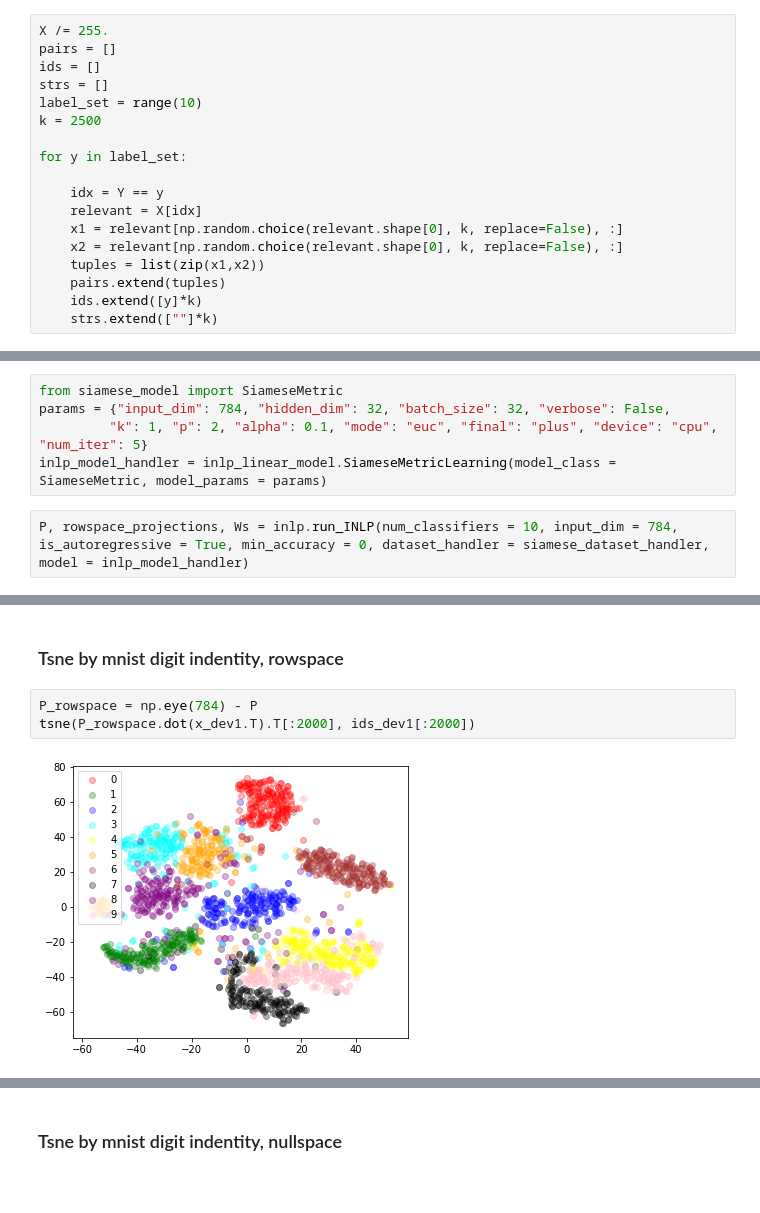
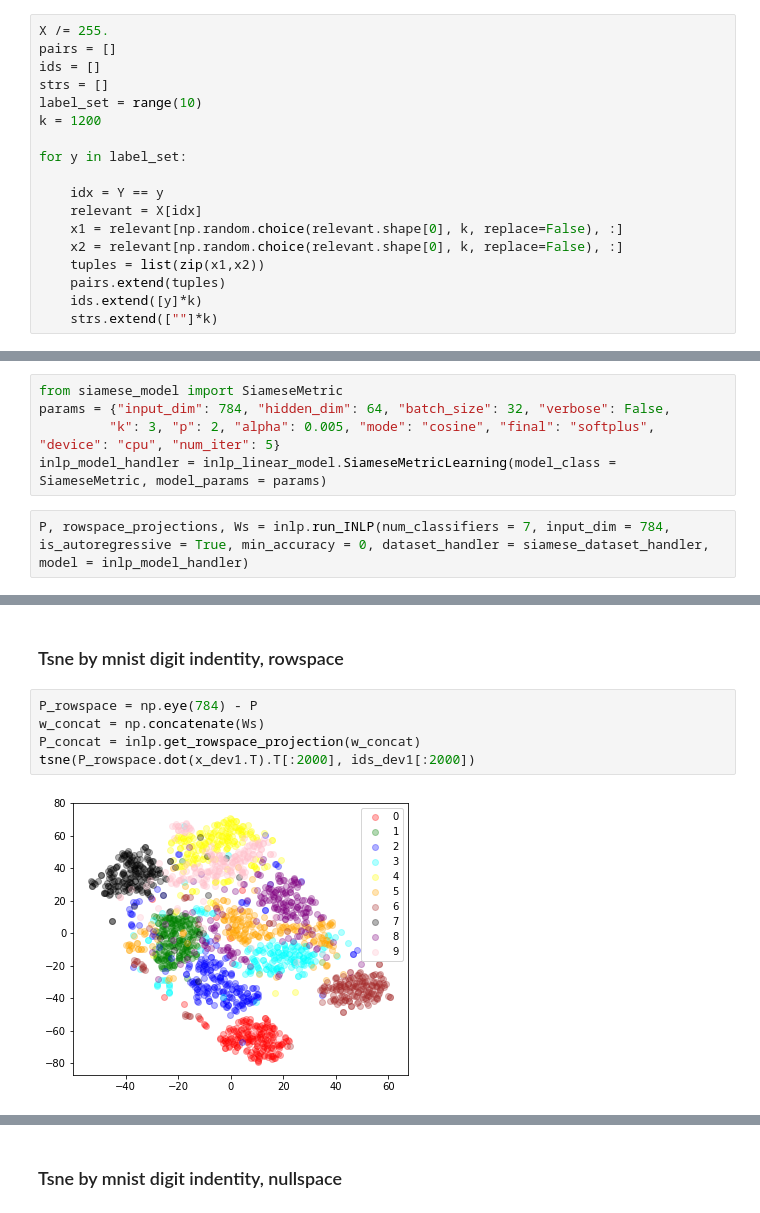
Before and after one commit to shauli-ravfogel/nullspace_projection, a Jupyter notebook: src/inlp-oop/usage_example.ipynb, the cells around one changed output, grey strips where cells are left out. Cells and saved outputs as stored; diff of their text form; blank space fills up the shorter version.

```diff
--- a/src/inlp-oop/usage_example.ipynb
+++ b/src/inlp-oop/usage_example.ipynb
@@ -101,7 +77,7 @@ pairs = []
 ids = []
 strs = []
 label_set = range(10)
-k = 2500
+k = 1200
 
 for y in label_set:
 
@@ -171,9 +147,9 @@ x_train1.shape
 siamese_dataset_handler = inlp_dataset_handler.MetricSiameseDatasetHandler((x_train1, x_train2), (x_dev1, x_dev2), (sents_train1, sents_train2), (ids_train1, ids_train2),(sents_dev1, sents_dev2), (ids_dev1, ids_dev2))
 # %%
 from siamese_model import SiameseMetric
-params = {"input_dim": 784, "hidden_dim": 32, "batch_size": 32, "verbose": False,
-         "k": 1, "p": 2, "alpha": 0.1, "mode": "euc", "final": "plus", "device": "cpu", "num_iter": 5}
+params = {"input_dim": 784, "hidden_dim": 64, "batch_size": 32, "verbose": False,
+         "k": 3, "p": 2, "alpha": 0.005, "mode": "cosine", "final": "softplus", "device": "cpu", "num_iter": 5}
 inlp_model_handler = inlp_linear_model.SiameseMetricLearning(model_class = SiameseMetric, model_params = params)
 # %%
-P, rowspace_projections, Ws = inlp.run_INLP(num_classifiers = 10, input_dim = 784, is_autoregressive = True, min_accuracy = 0, dataset_handler = siamese_dataset_handler, model = inlp_model_handler)
+P, rowspace_projections, Ws = inlp.run_INLP(num_classifiers = 7, input_dim = 784, is_autoregressive = True, min_accuracy = 0, dataset_handler = siamese_dataset_handler, model = inlp_model_handler)
 # %% [output]
@@ -245,6 +223,8 @@ tsne(x_dev1[:2000], ids_dev1[:2000])
 ### Tsne by mnist digit indentity, rowspace
 # %%
 P_rowspace = np.eye(784) - P
+w_concat = np.concatenate(Ws)
+P_concat = inlp.get_rowspace_projection(w_concat)
 tsne(P_rowspace.dot(x_dev1.T).T[:2000], ids_dev1[:2000])
 # %% [output]
-[figure, old version]
+[figure, new version]
```
Also changed, not shown: parts of 10 cells of this notebook.
